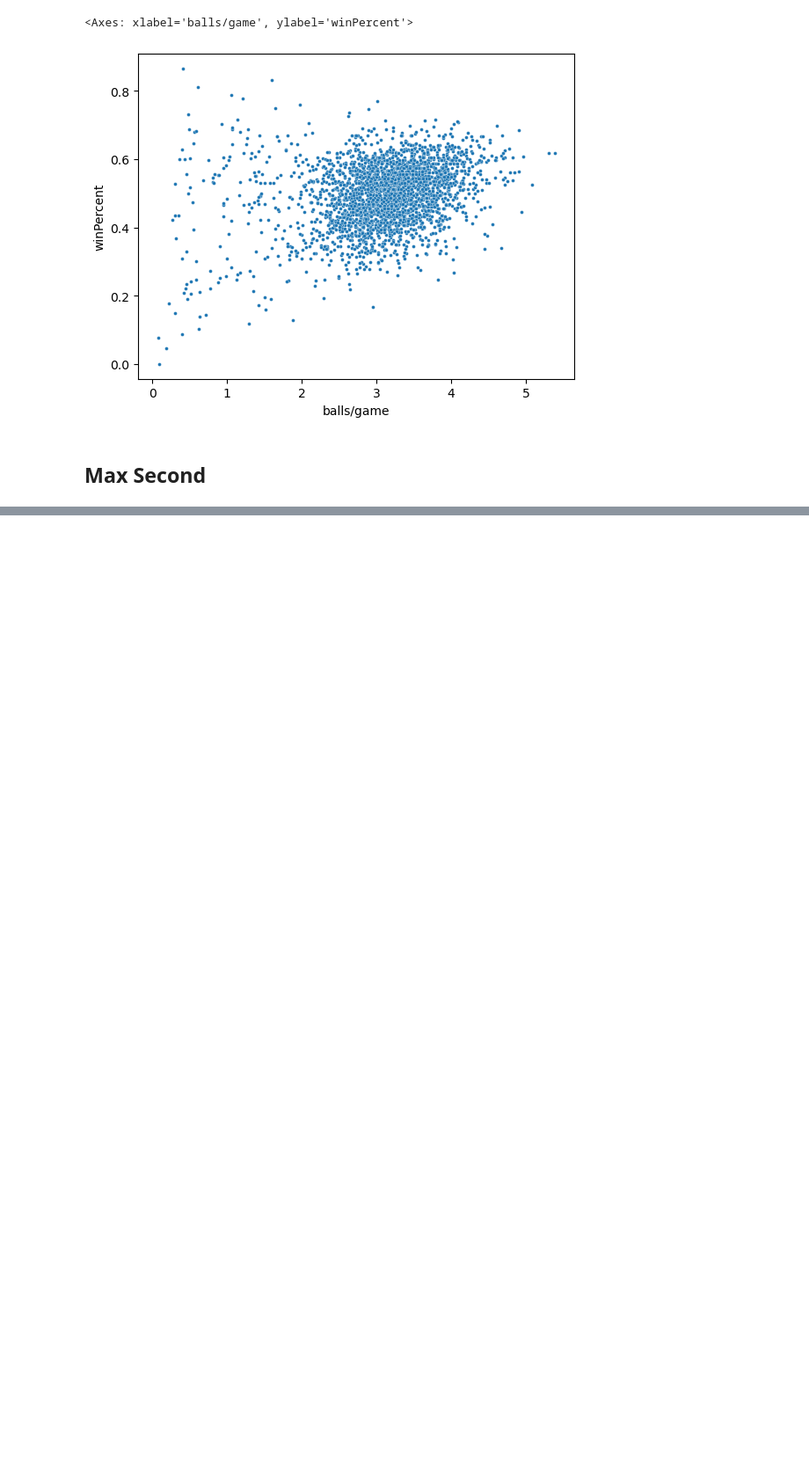
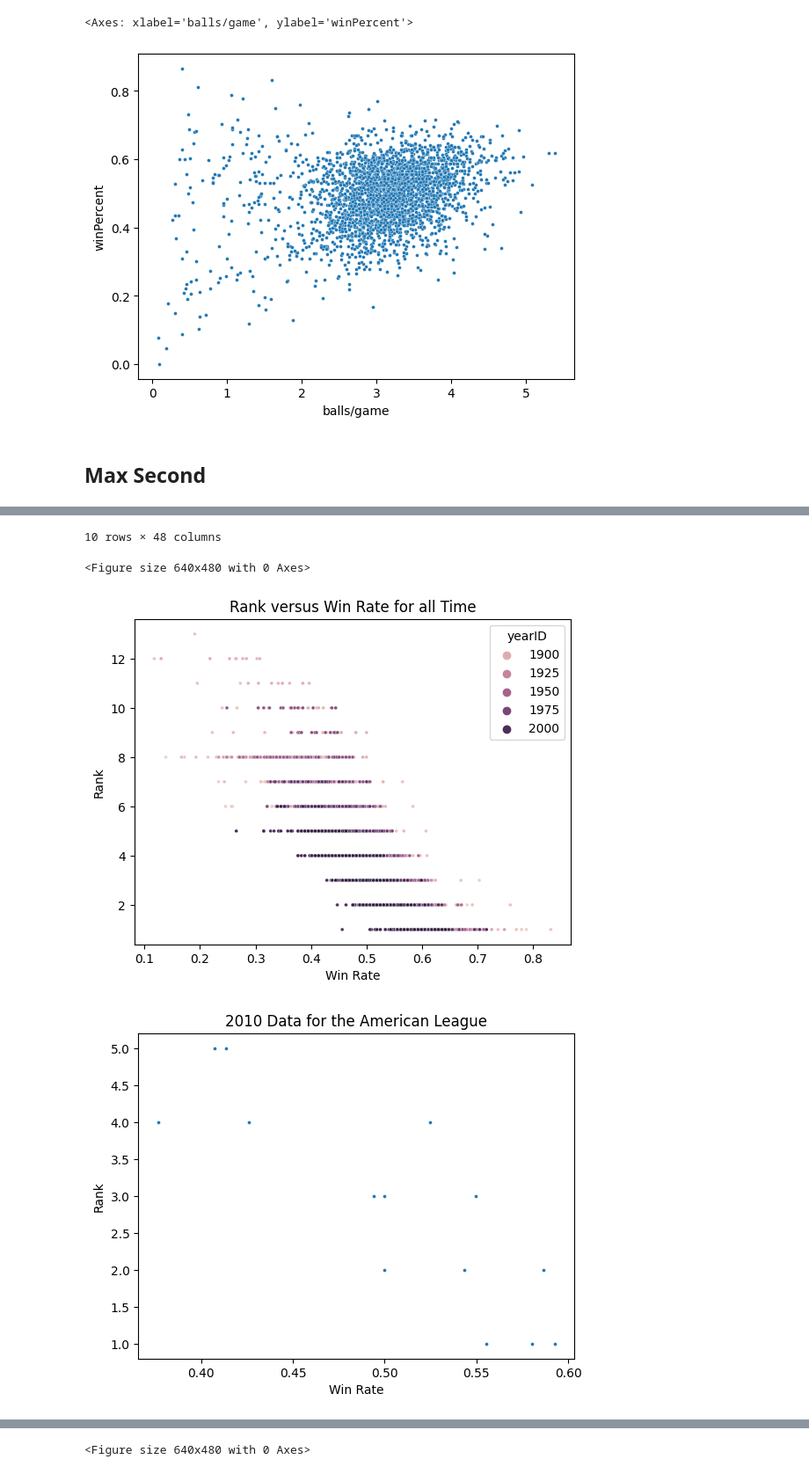
Before and after one commit to Drew-Watson-117/Data_Science_Project_1, a Jupyter notebook: project1.ipynb, the cells around one changed output, grey strips where cells are left out. Shown at 88% size. Cells and saved outputs as stored; diff of their text form; code cells hidden in the pictures; blank space fills up the shorter version.

```diff
--- a/project1.ipynb
+++ b/project1.ipynb
@@ -65,0 +78,30 @@ AttributeError: 'DataFrame' object has no attribute 'BB'
+# %%
+teams = pd.read_csv('./data/core/Teams.csv')
+display(teams[(teams.yearID == 2010) & (teams.lgID == 'AL')].head(10))
+
+gameData = teams[['yearID','W','L','G','Rank','lgID']]
+gameData = gameData.dropna()
+# Create Win Rate Column
+gameData['WR'] = gameData.W / gameData.G
+
+twentyTenAL = gameData[(gameData.yearID == 2010) & (gameData.lgID == 'AL')]
+
+plt.xlabel("Win Rate")
+plt.ylabel("Rank")
+plt.title("Rank versus Win Rate for all Time")
+sns.scatterplot(x='WR', y='Rank', data=gameData, s=8, hue='yearID')
+plt.figure()
+
+plt.xlabel("Win Rate")
+plt.ylabel("Rank")
+plt.title("2010 Data for the American League")
+sns.scatterplot(x='WR', y='Rank', data=twentyTenAL, s=8)
+plt.figure()
+
+gameData = gameData.groupby('Rank').agg({'WR': 'mean'}).reset_index()
+plt.xlabel("Win Rate")
+plt.ylabel("Rank")
+plt.title("Rank versus Average Win Rate for all Time")
+sns.scatterplot(x='WR', y='Rank', data=gameData, s=8)
+plt.figure()
+# %% [output]
@@ -65,0 +119,4 @@ AttributeError: 'DataFrame' object has no attribute 'BB'
+10 rows × 48 columns
+<Figure size 640x480 with 0 Axes>
+[figure, added]
+[figure, added]
@@ -65,0 +124 @@ AttributeError: 'DataFrame' object has no attribute 'BB'
+<Figure size 640x480 with 0 Axes>
```
Also changed, not shown: parts of 6 cells of this notebook.
